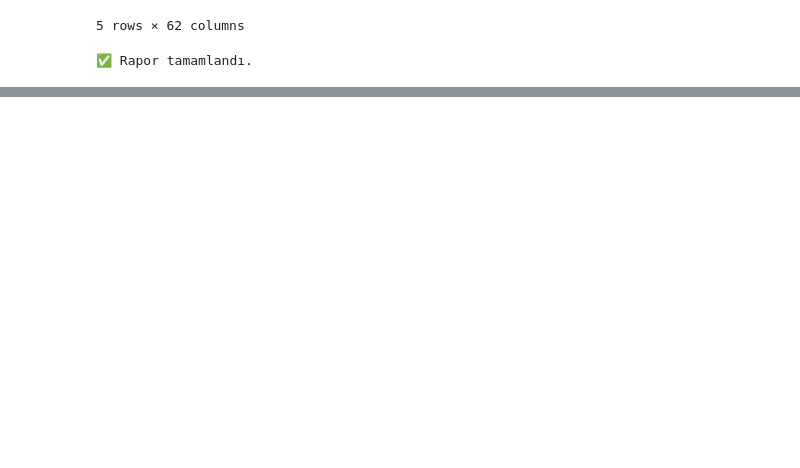
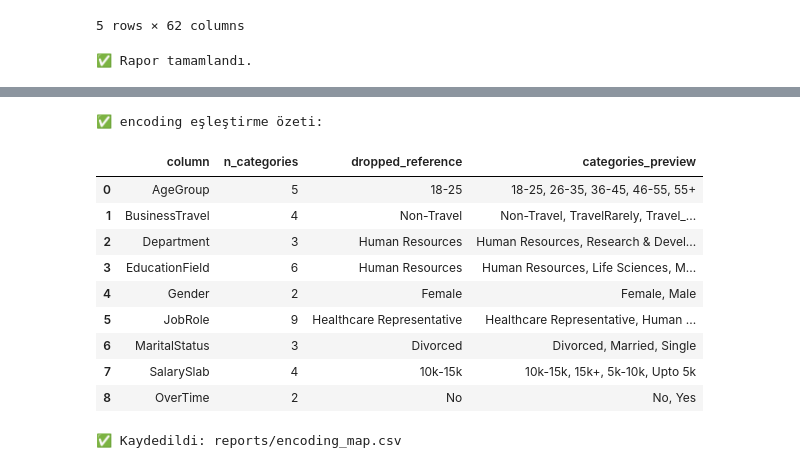
Before and after one commit to Seldarzu/employee-attrition-eda, a Jupyter notebook: 01_data_exploration_arzu.ipynb, the cells around one changed output, grey strips where cells are left out. Drawn from its saved outputs; the diff is of its cells as text; code cells hidden in the pictures; blank space fills up the shorter version.

```diff
--- a/01_data_exploration_arzu.ipynb
+++ b/01_data_exploration_arzu.ipynb
@@ -770,0 +829,36 @@ Tebrikler Arzu — senin yaptığın anali
+# %%
+# --- Encoding eşleştirme tablosu ---
+target_col = "Attrition"
+cat_cols = df_cleaned.select_dtypes(include=["object","category","bool"]).columns.tolist()
+cat_cols = [c for c in cat_cols if c != target_col]
+
+encoding_map = []
+for col in cat_cols:
+    cats = sorted(df_cleaned[col].astype(str).unique())
+    ref = cats[0] if cats else None
+    encoding_map.append([col, len(cats), ref, ", ".join(cats[:10]) + (" ..." if len(cats)>10 else "")])
+
+enc_map_df = pd.DataFrame(encoding_map, columns=["column","n_categories","dropped_reference","categories_preview"])
+print("✅ encoding eşleştirme özeti:")
+display(enc_map_df)
+# %% [output]
+✅ encoding eşleştirme özeti:
+|  | column | n_categories | dropped_reference | categories_preview |
+| 0 | AgeGroup | 5 | 18-25 | 18-25, 26-35, 36-45, 46-55, 55+ |
+| 1 | BusinessTravel | 4 | Non-Travel | Non-Travel, TravelRarely, Travel_... |
+| 2 | Department | 3 | Human Resources | Human Resources, Research & Devel... |
+| 3 | EducationField | 6 | Human Resources | Human Resources, Life Sciences, M... |
+| 4 | Gender | 2 | Female | Female, Male |
+| 5 | JobRole | 9 | Healthcare Representative | Healthcare Representative, Human ... |
+| 6 | MaritalStatus | 3 | Divorced | Divorced, Married, Single |
+| 7 | SalarySlab | 4 | 10k-15k | 10k-15k, 15k+, 5k-10k, Upto 5k |
+| 8 | OverTime | 2 | No | No, Yes |
+# %%
+# --- Encoding eşleştirme tablosunu kaydet ---
+import os
+os.makedirs("reports", exist_ok=True)
+
+enc_map_df.to_csv("reports/encoding_map.csv", index=False)
+print("✅ Kaydedildi: reports/encoding_map.csv")
+# %% [output]
+✅ Kaydedildi: reports/encoding_map.csv
```
Also changed, not shown: parts of 8 cells of this notebook.
